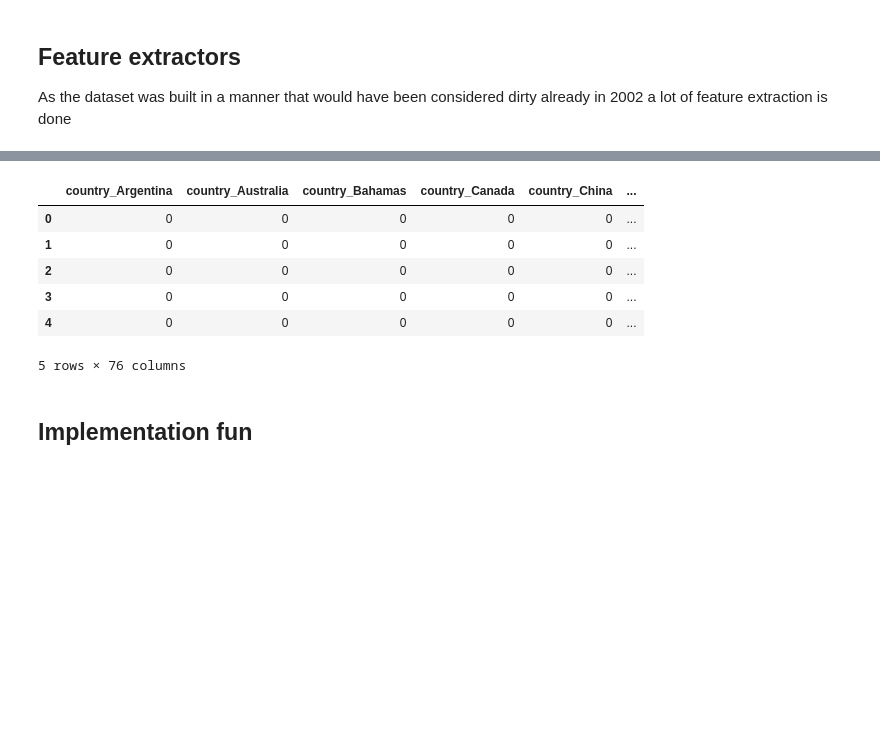
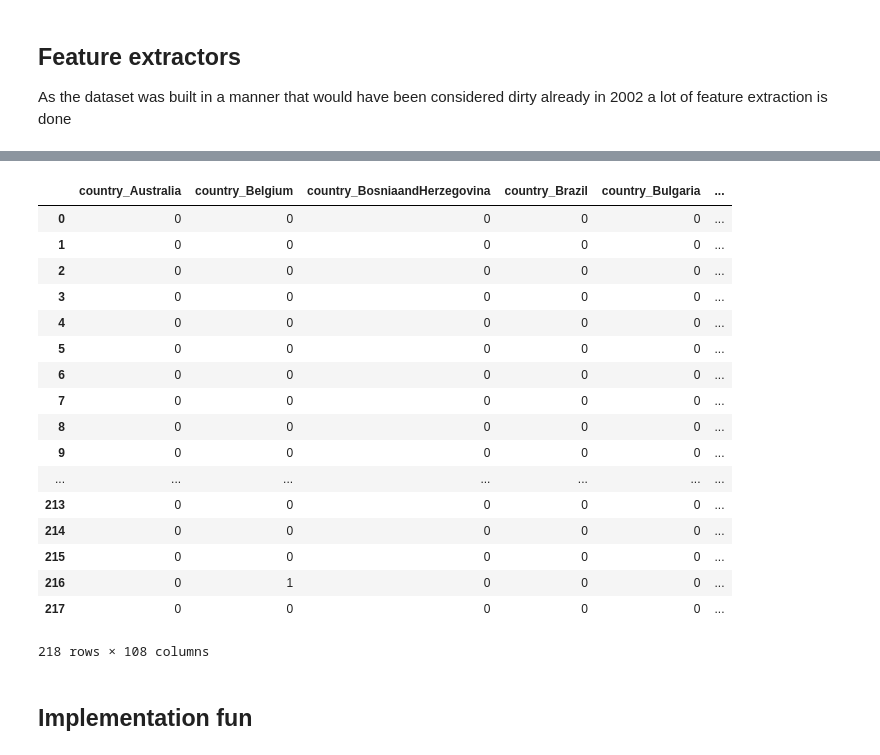
Before and after one commit to freecraver/tud_mmc_eval, a Jupyter notebook: TUD-MMC_mathias.ipynb, the cells around one changed output, grey strips where cells are left out. Cells and saved outputs as stored; diff of their text form; code cells hidden in the pictures; blank space fills up the shorter version.

```diff
--- a/TUD-MMC_mathias.ipynb
+++ b/TUD-MMC_mathias.ipynb
@@ -17,6 +17,8 @@ vis_folder = "vis_descriptors/"
 metadata_folder = "XML/"
 
 train_entries_path = "res/CoeTraining.csv"
+test_entries_path = "res/CoeTestLabels.csv"
+testtrain_entries_path = "res/CoeTrainingTest.csv"
 # %% [markdown]
 ## Datasets
 
@@ -45,3 +47,19 @@ df_base_train.head(5)
 | 2 | A Million Ways to Die in the West | A_Million_Ways_to_Die_in_the_West | 1 |
 | 3 | A Single Man | A_Single_Man | 1 |
 | 4 | American Gangster | American_Gangster | 1 |
+# %%
+df_base_train = pd.read_csv(test_entries_path)
+df_base_train = df_base_train[df_base_train['file_name'] != '2_States'] # remove invalid entry
+
+#df_base_train.reset_index(inplace=True, drop=True)
+df_base_testtrain = pd.read_csv(testtrain_entries_path)
+#df_base_testtrain.sort_values(by='file_name', inplace=True)
+df_base_testtrain.reset_index(inplace=True, drop=True)
+
+df_base_train=pd.concat([df_base_train,df_base_testtrain])
+
+
+df_base_train.sort_values(by='file_name', inplace=True)
+df_base_train.reset_index(inplace=True, drop=True)
+df_targets_train = df_base_train['goodforairplanes'].astype(int)
+df_base_train
@@ -81,7 +118,7 @@ def get_all_text_features(df, use_train=True):
         ordered alphabetically (?) - Live_Nude_Girls and Transformers__Age_of_Extinction where switched (detected perchance)
     """
     base_path = train_path if use_train else test_path
-    file_path = os.path.join(base_path, text_folder, "tdf_idf_dev.csv")
+    file_path = os.path.join(base_path, text_folder, "tdf_idf_test.csv")
     df_txt = pd.read_csv(file_path)
     # the creators of the dataset missed how csv-files work - so we transpose and drop empty rows to get the correct format
     cols = df_txt.columns
@@ -135,7 +172,7 @@ def get_meta_features(file_name, use_train=True):
     mv['year'] = [int(movie.get('year'))]
     mv['genre'] = [movie.get('genre')]
     mv['country'] = [movie.get('country')]
-    mv['runtime'] = [int(movie.get('runtime')[:-4])]
+    mv['runtime'] = [0 if movie.get('runtime')=='N/A'  else int(movie.get('runtime')[:-4])]
     mv['rated'] = [movie.get('rated')]
 
     df_meta = pd.DataFrame.from_dict(mv)
@@ -193,4 +230,21 @@ def get_all_meta_features(df, use_train=True):
     df_rated.columns = ['rated_' + x for x in df_rated.columns]
 
     return pd.concat([df_country, df_genre, df_language, df_rated, df_meta[['runtime', 'year', 'file_name']]], axis=1).reset_index(drop=True)
+# %%
+df_txt_train = get_all_text_features(df_base_train,use_train=False)
+
+df_txt_train = df_txt_train[df_txt_train['file_name'] != 'A_Fish_Called_Wanda']
+df_txt_train = df_txt_train[df_txt_train['file_name'] != 'Alexander_and_the_Terrible_Horrible_No_Good_Very_Bad_Day']
+df_txt_train = df_txt_train[df_txt_train['file_name'] != 'Good_Morning_Vietnam']
+df_txt_train = df_txt_train[df_txt_train['file_name'] != 'Love_Rosie']
+df_txt_train = df_txt_train[df_txt_train['file_name'] != 'The_Good_the_Bad_and_the_Ugly']
+df_txt_train.reset_index(inplace=True, drop=True)
+
+df_base_train = df_base_train[df_base_train['file_name'] != 'A_Fish_Called_Wanda']
+df_base_train = df_base_train[df_base_train['file_name'] != 'Alexander_and_the_Terrible_Horrible_No_Good_Very_Bad_Day']
+df_base_train = df_base_train[df_base_train['file_name'] != 'Good_Morning_Vietnam']
+df_base_train = df_base_train[df_base_train['file_name'] != 'Love_Rosie']
+df_base_train = df_base_train[df_base_train['file_name'] != 'The_Good_the_Bad_and_the_Ugly']
+df_base_train.reset_index(inplace=True, drop=True)
+df_targets_train = df_base_train['goodforairplanes'].astype(int)
 # %%
@@ -228,24 +294,36 @@ df_vis_train.head(5)
 # %%
-df_meta_train = get_all_meta_features(df_base_train)
-df_meta_train.head(5)
+df_meta_train = get_all_meta_features(df_base_train,use_train=False)
+
+df_meta_train
 #df_combined=pd.merge(df_meta_train, df_base_train, left_index=True, right_index=True)
 #df_combined=df_combined.drop(['file_name_x'],axis = 1)
 #df_combined=df_combined.drop(['file_name_y'],axis = 1)
 #df_combined=df_combined.drop(['movie_name'],axis = 1)
 
 #df_combined=df_combined.loc[:,['tomatoUserRating', 'goodforairplanes']]
 #df_combined.to_csv('ratingTomatoes.csv')
 #df_combined=pd.merge(df_vis_train, df_combined, left_index=True, right_index=True)
 #df_combined=df_combined.drop(['file_name'],axis = 1)
 #
 # %% [output]
-|  | country_Argentina | country_Australia | country_Bahamas | country_Canada | country_China | ... |
+|  | country_Australia | country_Belgium | country_BosniaandHerzegovina | country_Brazil | country_Bulgaria | ... |
 | 0 | 0 | 0 | 0 | 0 | 0 | ... |
 | 1 | 0 | 0 | 0 | 0 | 0 | ... |
 | 2 | 0 | 0 | 0 | 0 | 0 | ... |
 | 3 | 0 | 0 | 0 | 0 | 0 | ... |
 | 4 | 0 | 0 | 0 | 0 | 0 | ... |
+| 5 | 0 | 0 | 0 | 0 | 0 | ... |
+| 6 | 0 | 0 | 0 | 0 | 0 | ... |
+| 7 | 0 | 0 | 0 | 0 | 0 | ... |
+| 8 | 0 | 0 | 0 | 0 | 0 | ... |
+| 9 | 0 | 0 | 0 | 0 | 0 | ... |
+| ... | ... | ... | ... | ... | ... | ... |
+| 213 | 0 | 0 | 0 | 0 | 0 | ... |
+| 214 | 0 | 0 | 0 | 0 | 0 | ... |
+| 215 | 0 | 0 | 0 | 0 | 0 | ... |
+| 216 | 0 | 1 | 0 | 0 | 0 | ... |
+| 217 | 0 | 0 | 0 | 0 | 0 | ... |
-5 rows × 76 columns
+218 rows × 108 columns
 # %% [markdown]
 ## Implementation fun
 # %%
```
Also changed, not shown: parts of 7 cells of this notebook, 1 other file.
